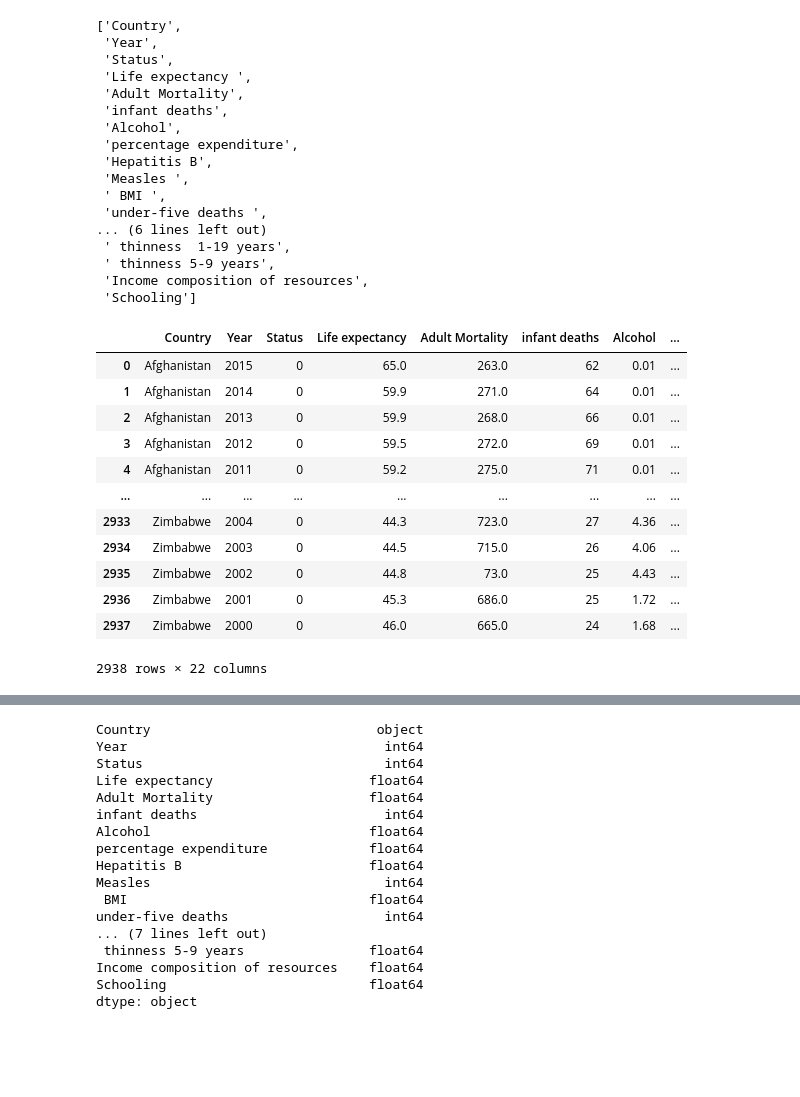
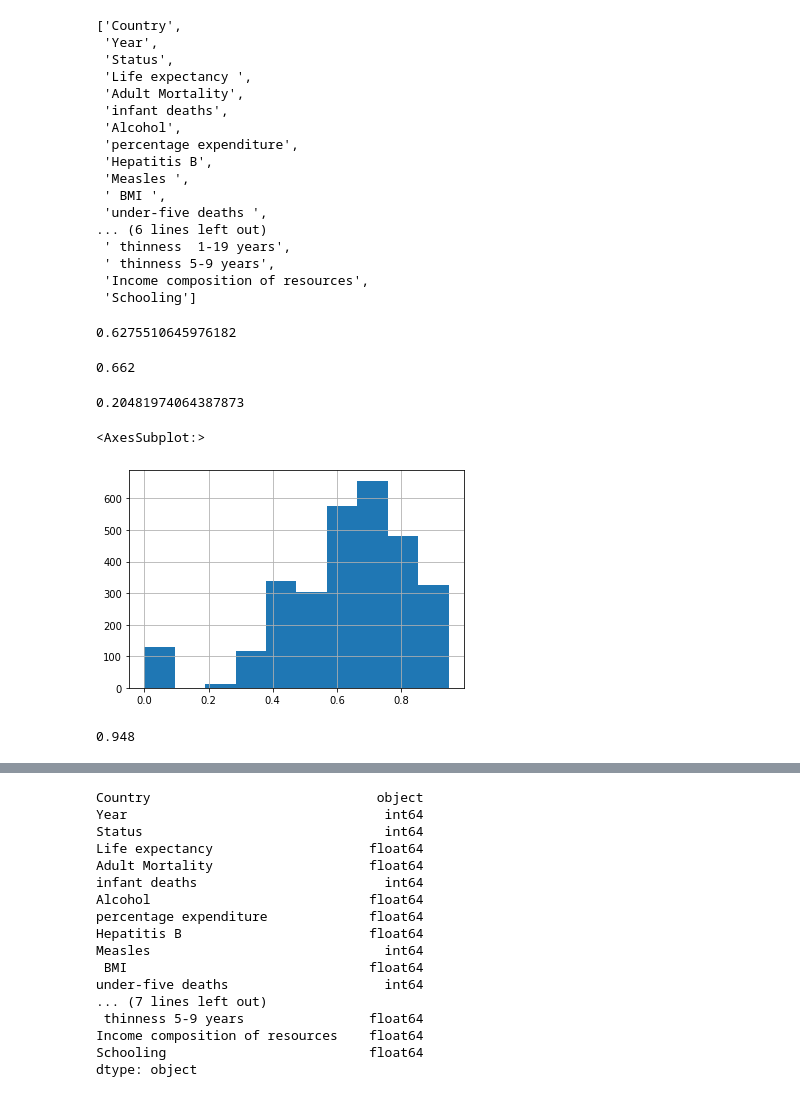
Before and after one commit to Omar-Gebal/Diamonds-Statistical-Analysis-Regression-Classification, a Jupyter notebook: notebook.ipynb, the cells around one changed output, grey strips where cells are left out. Cells and saved outputs as stored; diff of their text form; code cells hidden in the pictures; blank space fills up the shorter version.

Commit message:
added plots and figures using matplotlib and seaborn

```diff
--- a/notebook.ipynb
+++ b/notebook.ipynb
@@ -159,2 +111,0 @@ Dropping the null values
-# %%
-data = data.dropna()
@@ -232,19 +153,25 @@ data.corr()
  ' thinness 5-9 years',
  'Income composition of resources',
  'Schooling']
-# %%
-data.fillna(data.mean())
-# %% [output]
-|  | Country | Year | Status | Life expectancy | Adult Mortality | infant deaths | Alcohol | ... |
-| 0 | Afghanistan | 2015 | 0 | 65.0 | 263.0 | 62 | 0.01 | ... |
-| 1 | Afghanistan | 2014 | 0 | 59.9 | 271.0 | 64 | 0.01 | ... |
-| 2 | Afghanistan | 2013 | 0 | 59.9 | 268.0 | 66 | 0.01 | ... |
-| 3 | Afghanistan | 2012 | 0 | 59.5 | 272.0 | 69 | 0.01 | ... |
-| 4 | Afghanistan | 2011 | 0 | 59.2 | 275.0 | 71 | 0.01 | ... |
-| ... | ... | ... | ... | ... | ... | ... | ... | ... |
-| 2933 | Zimbabwe | 2004 | 0 | 44.3 | 723.0 | 27 | 4.36 | ... |
-| 2934 | Zimbabwe | 2003 | 0 | 44.5 | 715.0 | 26 | 4.06 | ... |
-| 2935 | Zimbabwe | 2002 | 0 | 44.8 | 73.0 | 25 | 4.43 | ... |
-| 2936 | Zimbabwe | 2001 | 0 | 45.3 | 686.0 | 25 | 1.72 | ... |
-| 2937 | Zimbabwe | 2000 | 0 | 46.0 | 665.0 | 24 | 1.68 | ... |
-2938 rows × 22 columns
+# %%
+data['Income composition of resources'].mean()
+# %% [output]
+0.6275510645976182
+# %%
+data['Income composition of resources'].median()
+# %% [output]
+0.662
+# %%
+data['Income composition of resources'].std()
+# %% [output]
+0.20481974064387873
+# %%
+data['Income composition of resources'].hist()
+# %% [output]
+<AxesSubplot:>
+[figure, added]
+# %%
+data['Income composition of resources'].max(
+) - data['Income composition of resources'].min()
+# %% [output]
+0.948
```
Also changed, not shown: parts of 28 cells of this notebook.
